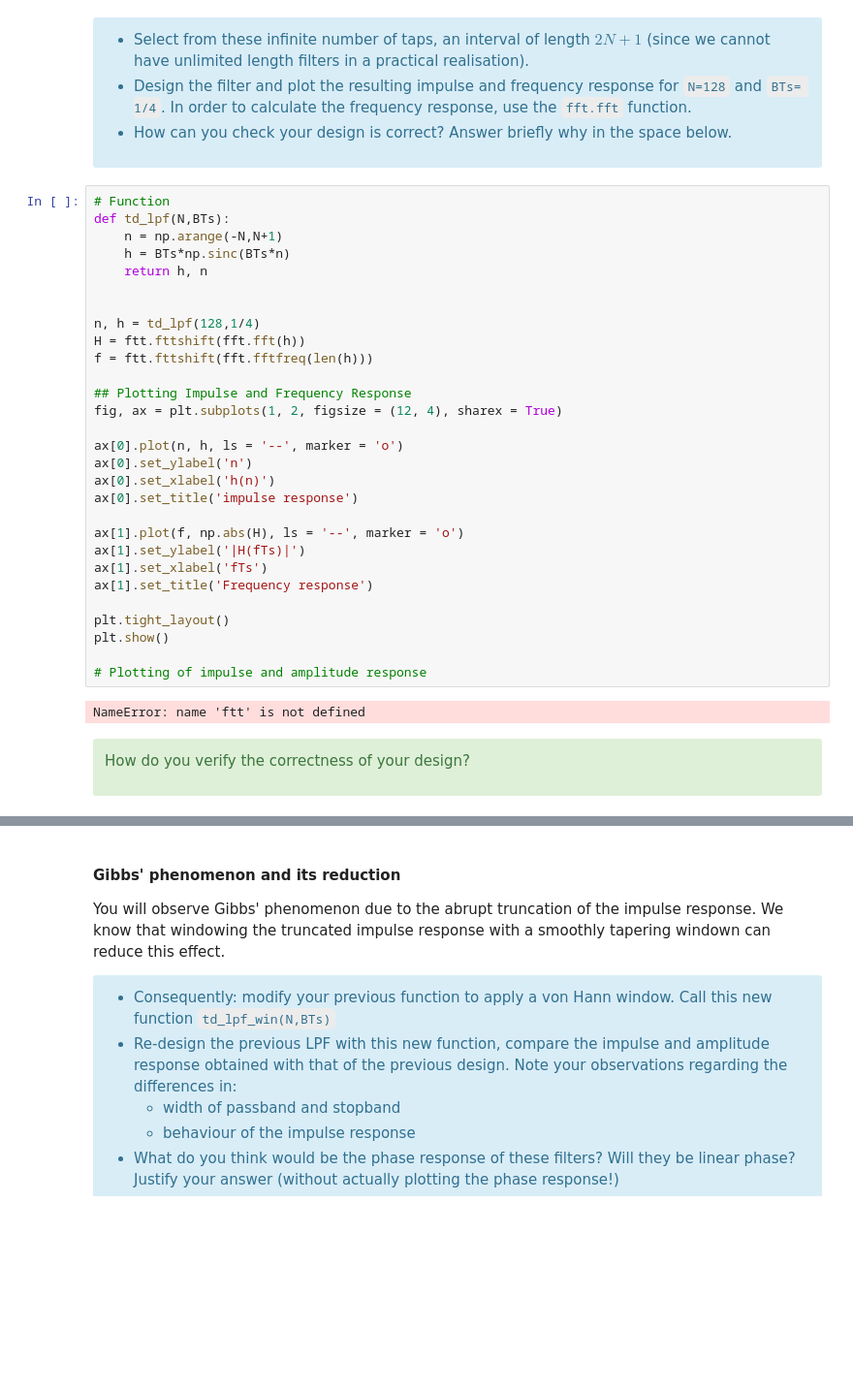
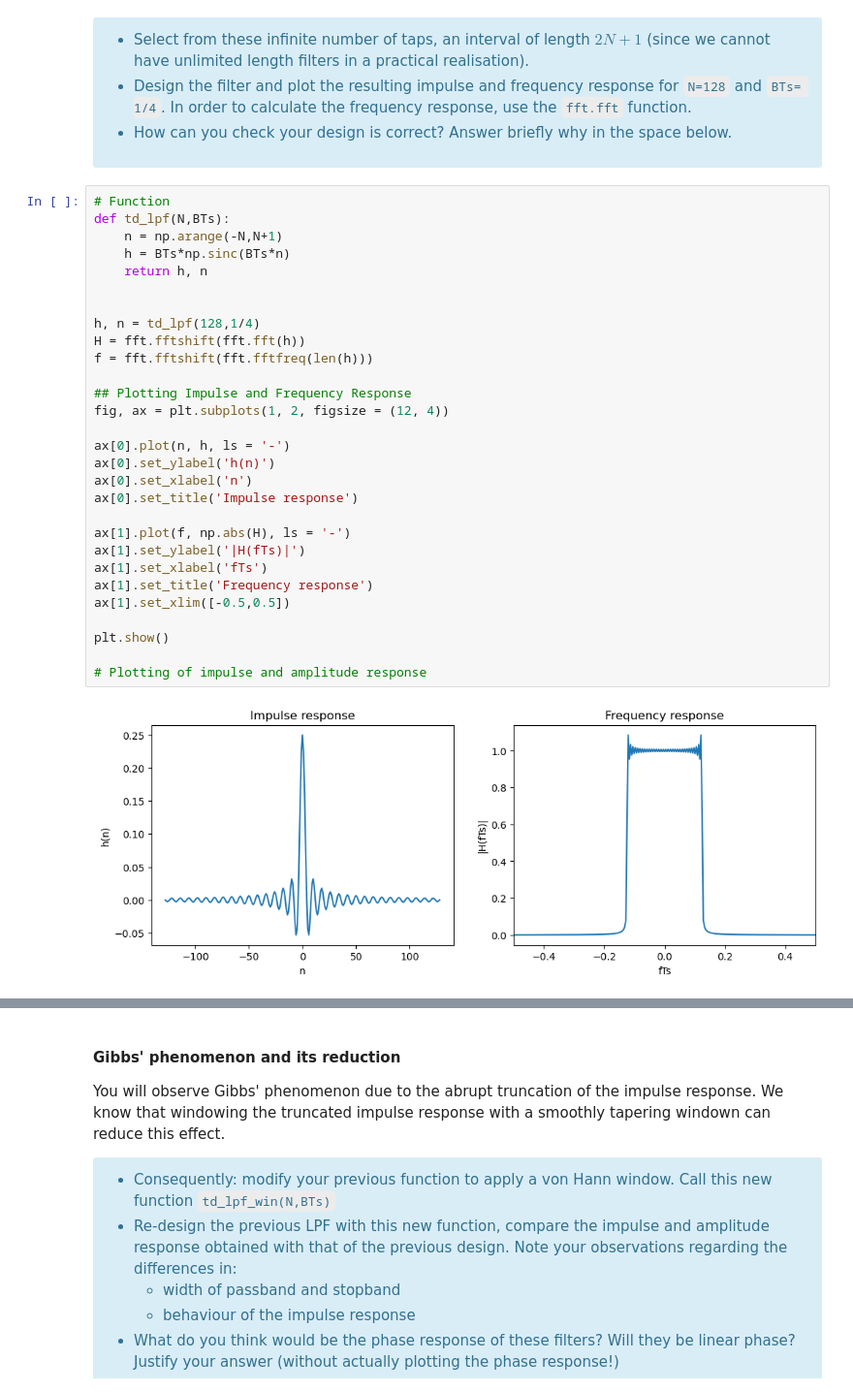
Before and after one commit to mrcocolinho/MSPS-Assignments, a Jupyter notebook: Notebooks/Assignment 4/ex04.ipynb, the cells around one changed output, grey strips where cells are left out. Shown at 97% size. Drawn from its saved outputs; the diff is of its cells as text; blank space fills up the shorter version.

```diff
--- a/Notebooks/Assignment 4/ex04.ipynb
+++ b/Notebooks/Assignment 4/ex04.ipynb
@@ -78,37 +78,31 @@ Please write your answer: $\tds{h} = $BT_s$*$sinc(BT_sn)$
 # %%
 # Function
 def td_lpf(N,BTs):
     n = np.arange(-N,N+1)
     h = BTs*np.sinc(BTs*n)
     return h, n
 
 
-n, h = td_lpf(128,1/4)
-H = ftt.fttshift(fft.fft(h))
-f = ftt.fttshift(fft.fftfreq(len(h)))
+h, n = td_lpf(128,1/4)
+H = fft.fftshift(fft.fft(h))
+f = fft.fftshift(fft.fftfreq(len(h)))
 
 ## Plotting Impulse and Frequency Response
-fig, ax = plt.subplots(1, 2, figsize = (12, 4), sharex = True)
+fig, ax = plt.subplots(1, 2, figsize = (12, 4))
 
-ax[0].plot(n, h, ls = '--', marker = 'o')
-ax[0].set_ylabel('n')
-ax[0].set_xlabel('h(n)')
-ax[0].set_title('impulse response')
+ax[0].plot(n, h, ls = '-')
+ax[0].set_ylabel('h(n)')
+ax[0].set_xlabel('n')
+ax[0].set_title('Impulse response')
 
-ax[1].plot(f, np.abs(H), ls = '--', marker = 'o')
+ax[1].plot(f, np.abs(H), ls = '-')
 ax[1].set_ylabel('|H(fTs)|')
 ax[1].set_xlabel('fTs')
 ax[1].set_title('Frequency response')
+ax[1].set_xlim([-0.5,0.5])
 
-plt.tight_layout()
 plt.show()
 
 # Plotting of impulse and amplitude response
 # %% [output]
-NameError: name 'ftt' is not defined
+[figure, added]
-# %% [markdown]
-<div class="alert alert-success">
-
-How do you verify the correctness of your design?
-
-</div>
```
Also changed, not shown: parts of 14 cells of this notebook.
